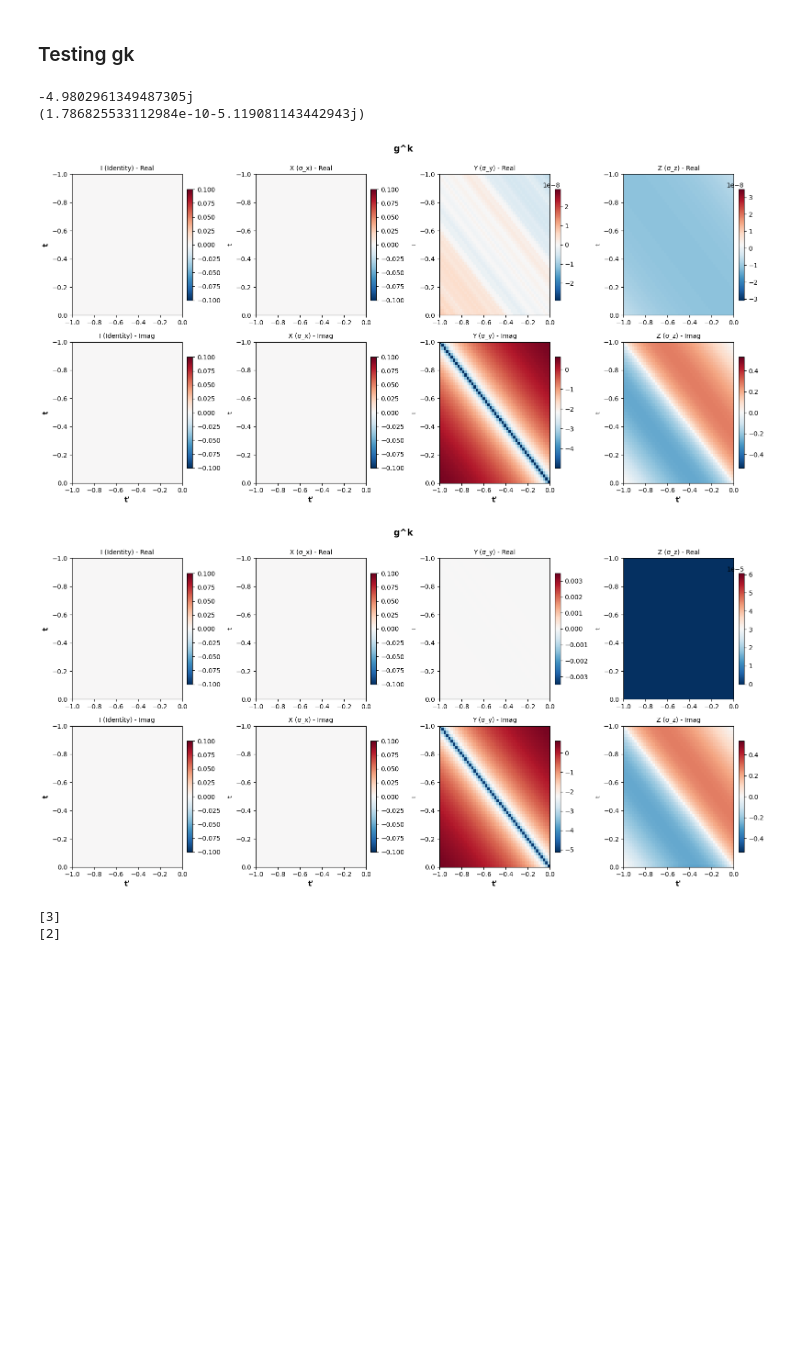
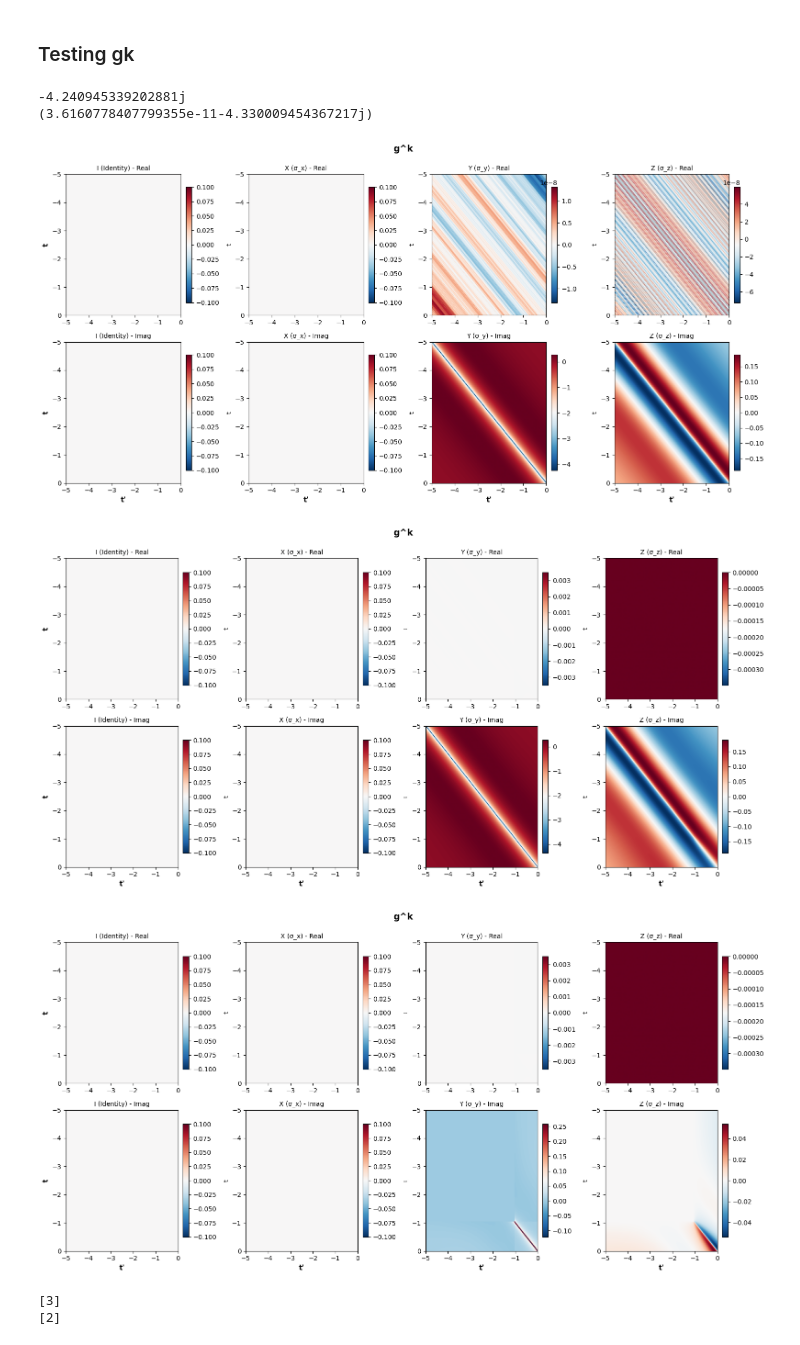
Before and after one commit to j-curtis/psBQP, a Jupyter notebook: code_testing.ipynb, the cells around one changed output. Cells and saved outputs as stored; diff of their text form; code cells hidden in the pictures; blank space fills up the shorter version.

```diff
--- a/code_testing.ipynb
+++ b/code_testing.ipynb
@@ -599,23 +599,19 @@ plot_nambu_components(state_1.gr - initial_state.gr, evolution.time_grid, 'g^r',
 # %%
 print(initial_state.gk.trace(2)[-1,-1]/2)
 print(state_1.gk.trace(2)[-1,-1]/2)
 #plot_nambu_components(initial_state.gk, evolution.time_grid, 'g^k')#, tprime_lim= (-1,0), t_lim= (-1,0))
-plot_nambu_components(initial_state.gk, evolution.time_grid, 'g^k', tprime_lim= (-1,0), t_lim= (-1,0))
+plot_nambu_components(initial_state.gk, evolution.time_grid, 'g^k', tprime_lim= (-5,0), t_lim= (-5,0))
 
-#plot_nambu_components(state.gk , evolution.time_grid, 'g^k', tprime_lim= (-1,0), t_lim= (-1,0))
-#first_time = -20
-#plot_nambu_components(state.gk - initial_state.gk, evolution.time_grid, 'g^k', tprime_lim= (-0.5 ,0), t_lim= (-0.5,0))#, vmax=0.5, vmin=-0.5)
-
-
-plot_nambu_components(state_1.gk, evolution.time_grid, 'g^k', tprime_lim= (-1,0), t_lim= (-1,0))#, t_lim= (-4,0), tprime_lim=(-4,0))
+plot_nambu_components(state_1.gk, evolution.time_grid, 'g^k', tprime_lim= (-5,0), t_lim= (-5,0))#, t_lim= (-4,0), tprime_lim=(-4,0))
 #plot_nambu_components(state_2.gk, evolution.time_grid, 'g^k')#, t_lim= (-4,0), tprime_lim=(-4,0))
-#plot_nambu_components(state_1.gk - initial_state.gk, evolution.time_grid, 'g^k')#, t_lim= (-4,0), tprime_lim=(-4,0)
+plot_nambu_components(state_1.gk - initial_state.gk, evolution.time_grid, 'g^k', t_lim= (-5,0), tprime_lim=(-5,0))
 #plot_nambu_components(state_2.gk - state_1.gk, evolution.time_grid, 'g^k')#, t_lim= (-4,0), tprime_lim=(-4,0)
 # %% [output]
--4.9802961349487305j
-(1.786825533112984e-10-5.119081143442943j)
+-4.240945339202881j
+(3.6160778407799355e-11-4.330009454367217j)
-[figure, old version]
+[figure, new version]
-[figure, old version]
+[figure, new version]
+[figure, added]
 # %%
 plot_nambu_components(initial_state.gk - tau3 * initial_state.gk.complete_transpose() * tau3, evolution.time_grid, 'g^k', t_lim= (-0.5,0), tprime_lim=(-0.5,0))
 tau3 = NambuKeldyshTensor(1.0, pauli_channel=3)
```
Also changed, not shown: parts of 3 cells of this notebook, 2 other files.
